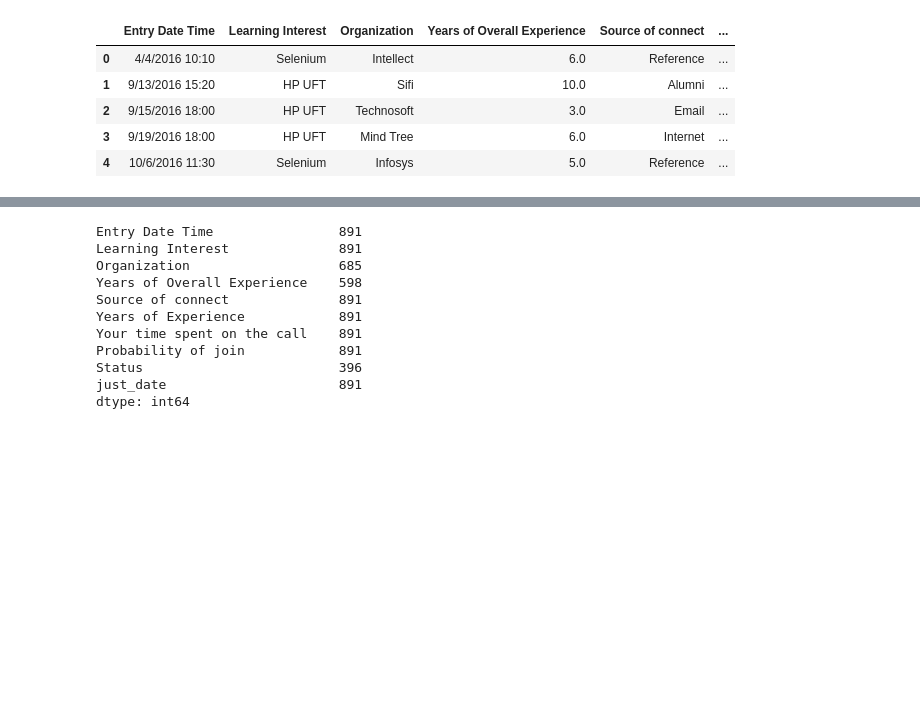
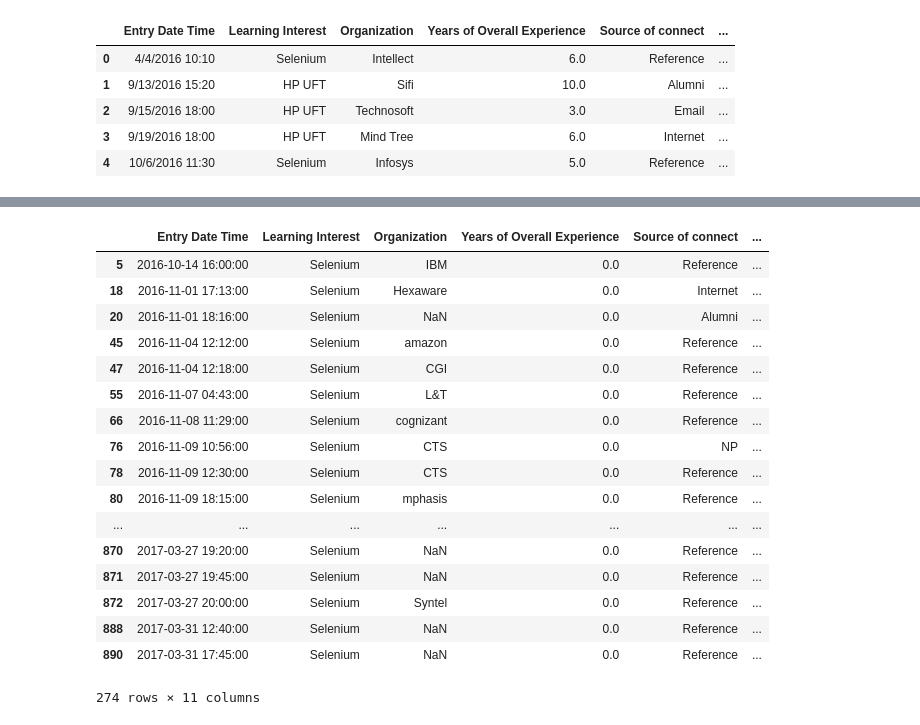
Before and after one commit to deepak-sadanandan/Python, a Jupyter notebook: Panda - Analysis.ipynb, the cells around one changed output, grey strips where cells are left out. Cells and saved outputs as stored; diff of their text form; code cells hidden in the pictures; blank space fills up the shorter version.

```diff
--- a/Panda - Analysis.ipynb
+++ b/Panda - Analysis.ipynb
@@ -47,24 +52,33 @@ df.drop(columns=['Entry Date Time'])
 # %%
 
 cols_reorg=['just_date','Learning Interest','Organization','Years of Overall Experience','Source of connect','Years of Experience','Your time spent on the call','Probability of join ','Status']
 df[cols_reorg]
 df.shape
-#df.loc[df['just_date']>'2016-04-01']
 
-#df.loc[(df['just_date'] >= '2016-04-01') & (df['just_date'] < '2017-04-01')].count()
+df=df[(df['just_date'] > '2016-03-31') & (df['just_date'] < '2017-04-01')]
 
-df1=df[(df.just_date >= '2016-04-01') & (df.just_date < '2017-04-01')]
+df['total_exp'] = df['Years of Overall Experience']
 
-df1.count()
+mask = (df['total_exp'] == 0)
+df.loc[mask, 'total_exp'] = df.loc[mask, 'Years of Experience']
+
+df[(df['Years of Overall Experience'] == 0) & (df['Years of Experience'] > 0)]
 # %% [output]
+|  | Entry Date Time | Learning Interest | Organization | Years of Overall Experience | Source of connect | ... |
+| 5 | 2016-10-14 16:00:00 | Selenium | IBM | 0.0 | Reference | ... |
+| 18 | 2016-11-01 17:13:00 | Selenium | Hexaware | 0.0 | Internet | ... |
+| 20 | 2016-11-01 18:16:00 | Selenium | NaN | 0.0 | Alumni | ... |
+| 45 | 2016-11-04 12:12:00 | Selenium | amazon | 0.0 | Reference | ... |
+| 47 | 2016-11-04 12:18:00 | Selenium | CGI | 0.0 | Reference | ... |
+| 55 | 2016-11-07 04:43:00 | Selenium | L&T | 0.0 | Reference | ... |
+| 66 | 2016-11-08 11:29:00 | Selenium | cognizant | 0.0 | Reference | ... |
+| 76 | 2016-11-09 10:56:00 | Selenium | CTS | 0.0 | NP | ... |
+| 78 | 2016-11-09 12:30:00 | Selenium | CTS | 0.0 | Reference | ... |
+| 80 | 2016-11-09 18:15:00 | Selenium | mphasis | 0.0 | Reference | ... |
+| ... | ... | ... | ... | ... | ... | ... |
+| 870 | 2017-03-27 19:20:00 | Selenium | NaN | 0.0 | Reference | ... |
+| 871 | 2017-03-27 19:45:00 | Selenium | NaN | 0.0 | Reference | ... |
+| 872 | 2017-03-27 20:00:00 | Selenium | Syntel | 0.0 | Reference | ... |
+| 888 | 2017-03-31 12:40:00 | Selenium | NaN | 0.0 | Reference | ... |
+| 890 | 2017-03-31 17:45:00 | Selenium | NaN | 0.0 | Reference | ... |
-Entry Date Time                891
-Learning Interest              891
-Organization                   685
-Years of Overall Experience    598
-Source of connect              891
-Years of Experience            891
-Your time spent on the call    891
-Probability of join            891
-Status                         396
-just_date                      891
-dtype: int64
+274 rows × 11 columns
```
Also changed, not shown: parts of 4 cells of this notebook.
